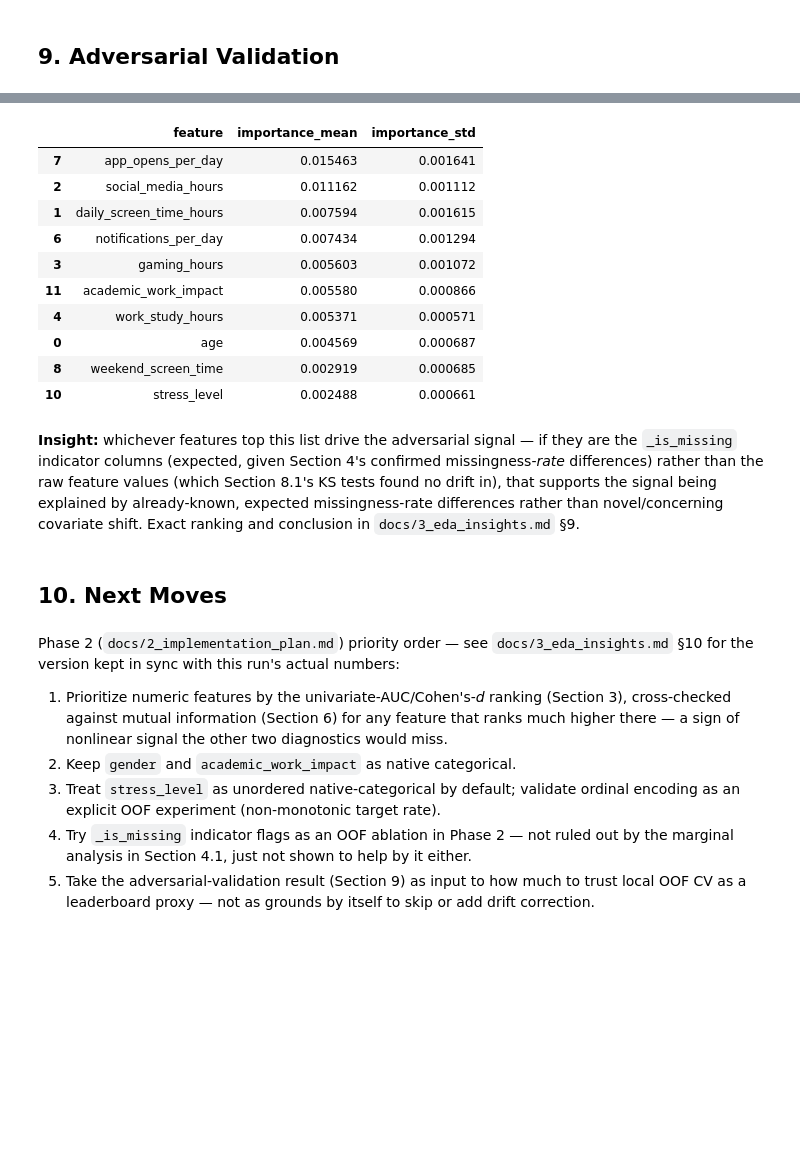
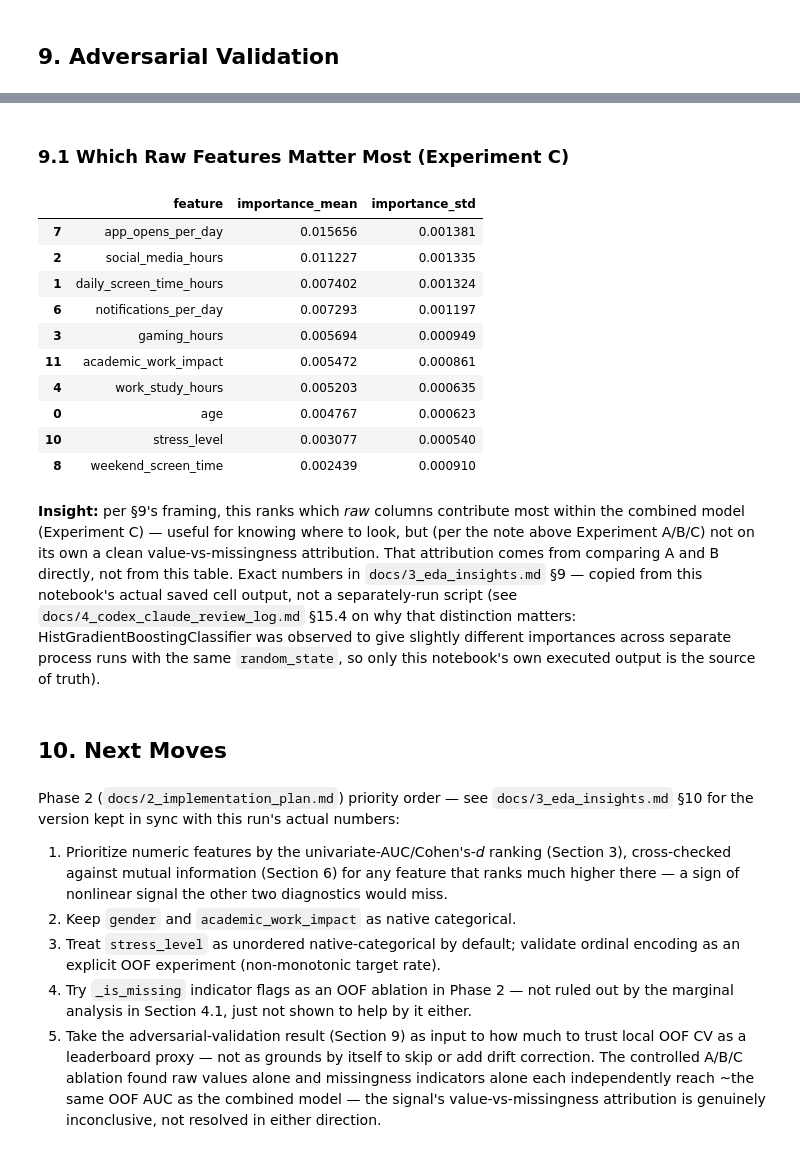
Before and after one commit to tuannm3812/kaggle-s6e8-predicting-smartphone-addiction, a Jupyter notebook: notebooks/01_eda.ipynb, the cells around one changed output, grey strips where cells are left out. Drawn from its saved outputs; the diff is of its cells as text; code cells hidden in the pictures; blank space fills up the shorter version.

```diff
--- a/notebooks/01_eda.ipynb
+++ b/notebooks/01_eda.ipynb
@@ -302,6 +304,6 @@ plt.show()
 # %%
 # Mutual information: deterministic stratified sample + explicit
-# median/mode imputation, local to this diagnostic only (see markdown above).
+# imputation, local to this diagnostic only (see markdown above).
 MI_SAMPLE_SIZE = 150_000
 mi_sample, _ = train_test_split(
     train,
@@ -310,14 +312,18 @@ mi_sample, _ = train_test_split(
     random_state=SEED,
 )
 
+DISCRETE_INTEGER_FEATURES = ["age", "notifications_per_day", "app_opens_per_day"]
+CONTINUOUS_FEATURES = [c for c in NUMERIC_FEATURES if c not in DISCRETE_INTEGER_FEATURES]
+
 mi_X = mi_sample[ALL_FEATURES].copy()
-for col in NUMERIC_FEATURES:
+for col in CONTINUOUS_FEATURES:
     mi_X[col] = mi_X[col].fillna(mi_X[col].median())
-discrete_mask = []
+for col in DISCRETE_INTEGER_FEATURES:
+    mi_X[col] = mi_X[col].fillna(round(mi_X[col].median())).astype(int)
 for col in CATEGORICAL_FEATURES:
     mi_X[col] = mi_X[col].fillna(mi_X[col].mode().iloc[0])
     mi_X[col] = mi_X[col].astype("category").cat.codes
-discrete_mask = [c in CATEGORICAL_FEATURES for c in ALL_FEATURES]
+discrete_mask = [c in CATEGORICAL_FEATURES + DISCRETE_INTEGER_FEATURES for c in ALL_FEATURES]
 
 mi_scores = mutual_info_classif(
     mi_X[ALL_FEATURES], mi_sample[TARGET], discrete_features=discrete_mask, random_state=SEED
@@ -483,52 +501,52 @@ Adversarial validation OOF AUC (train vs. test, 3-fold): 0.5650
+# %% [markdown]
+### 9.1 Which Raw Features Matter Most (Experiment C)
 # %%
 from sklearn.inspection import permutation_importance
 
-# Refit on a train/holdout split (not the full OOF loop) so permutation
-# importance has a genuine held-out set to permute against; subsampled
-# for runtime.
+X_adv_c = adv_data[RAW_COLS + MISSING_COLS]
 adv_tr_idx, adv_val_idx = train_test_split(
-    np.arange(len(X_adv)), test_size=0.2, stratify=y_adv, random_state=SEED
+    np.arange(len(X_adv_c)), test_size=0.2, stratify=y_adv, random_state=SEED
 )
 adv_model = HistGradientBoostingClassifier(
     random_state=SEED, max_iter=150, categorical_features="from_dtype"
 )
-adv_model.fit(X_adv.iloc[adv_tr_idx], y_adv.iloc[adv_tr_idx])
+adv_model.fit(X_adv_c.iloc[adv_tr_idx], y_adv.iloc[adv_tr_idx])
 
 PERM_SAMPLE_SIZE = 50_000
 perm_sample_idx, _ = train_test_split(
     adv_val_idx,
     train_size=min(PERM_SAMPLE_SIZE, len(adv_val_idx)),
     stratify=y_adv.iloc[adv_val_idx],
     random_state=SEED,
 )
 perm_result = permutation_importance(
     adv_model,
-    X_adv.iloc[perm_sample_idx],
+    X_adv_c.iloc[perm_sample_idx],
     y_adv.iloc[perm_sample_idx],
     scoring="roc_auc",
     n_repeats=5,
     random_state=SEED,
 )
 perm_importance = pd.DataFrame({
-    "feature": adv_feature_cols,
+    "feature": RAW_COLS + MISSING_COLS,
     "importance_mean": perm_result.importances_mean,
     "importance_std": perm_result.importances_std,
 }).sort_values("importance_mean", ascending=False)
 perm_importance.head(10)
 # %% [output]
 |  | feature | importance_mean | importance_std |
-| 7 | app_opens_per_day | 0.015463 | 0.001641 |
-| 2 | social_media_hours | 0.011162 | 0.001112 |
-| 1 | daily_screen_time_hours | 0.007594 | 0.001615 |
-| 6 | notifications_per_day | 0.007434 | 0.001294 |
-| 3 | gaming_hours | 0.005603 | 0.001072 |
-| 11 | academic_work_impact | 0.005580 | 0.000866 |
-| 4 | work_study_hours | 0.005371 | 0.000571 |
-| 0 | age | 0.004569 | 0.000687 |
-| 8 | weekend_screen_time | 0.002919 | 0.000685 |
-| 10 | stress_level | 0.002488 | 0.000661 |
+| 7 | app_opens_per_day | 0.015656 | 0.001381 |
+| 2 | social_media_hours | 0.011227 | 0.001335 |
+| 1 | daily_screen_time_hours | 0.007402 | 0.001324 |
+| 6 | notifications_per_day | 0.007293 | 0.001197 |
+| 3 | gaming_hours | 0.005694 | 0.000949 |
+| 11 | academic_work_impact | 0.005472 | 0.000861 |
+| 4 | work_study_hours | 0.005203 | 0.000635 |
+| 0 | age | 0.004767 | 0.000623 |
+| 10 | stress_level | 0.003077 | 0.000540 |
+| 8 | weekend_screen_time | 0.002439 | 0.000910 |
-# %% [markdown]
-**Insight:** whichever features top this list drive the adversarial signal — if they are the `_is_missing` indicator columns (expected, given Section 4's confirmed missingness-*rate* differences) rather than the raw feature values (which Section 8.1's KS tests found no drift in), that supports the signal being explained by already-known, expected missingness-rate differences rather than novel/concerning covariate shift. Exact ranking and conclusion in `docs/3_eda_insights.md` §9.
+# %% [markdown]
+**Insight:** per §9's framing, this ranks which *raw* columns contribute most within the combined model (Experiment C) — useful for knowing where to look, but (per the note above Experiment A/B/C) not on its own a clean value-vs-missingness attribution. That attribution comes from comparing A and B directly, not from this table. Exact numbers in `docs/3_eda_insights.md` §9 — copied from this notebook's actual saved cell output, not a separately-run script (see `docs/4_codex_claude_review_log.md` §15.4 on why that distinction matters: HistGradientBoostingClassifier was observed to give slightly different importances across separate process runs with the same `random_state`, so only this notebook's own executed output is the source of truth).
 # %% [markdown]
 ## 10. Next Moves
 # %% [markdown]
@@ -538,4 +556,4 @@ Phase 2 (`docs/2_implementation_plan.md`) priority order — see `docs/3_eda_ins
 2. Keep `gender` and `academic_work_impact` as native categorical.
 3. Treat `stress_level` as unordered native-categorical by default; validate ordinal encoding as an explicit OOF experiment (non-monotonic target rate).
 4. Try `_is_missing` indicator flags as an OOF ablation in Phase 2 — not ruled out by the marginal analysis in Section 4.1, just not shown to help by it either.
-5. Take the adversarial-validation result (Section 9) as input to how much to trust local OOF CV as a leaderboard proxy — not as grounds by itself to skip or add drift correction.
+5. Take the adversarial-validation result (Section 9) as input to how much to trust local OOF CV as a leaderboard proxy — not as grounds by itself to skip or add drift correction. The controlled A/B/C ablation found raw values alone and missingness indicators alone each independently reach ~the same OOF AUC as the combined model — the signal's value-vs-missingness attribution is genuinely inconclusive, not resolved in either direction.
```
Also changed, not shown: parts of 12 cells of this notebook, 5 other files.
